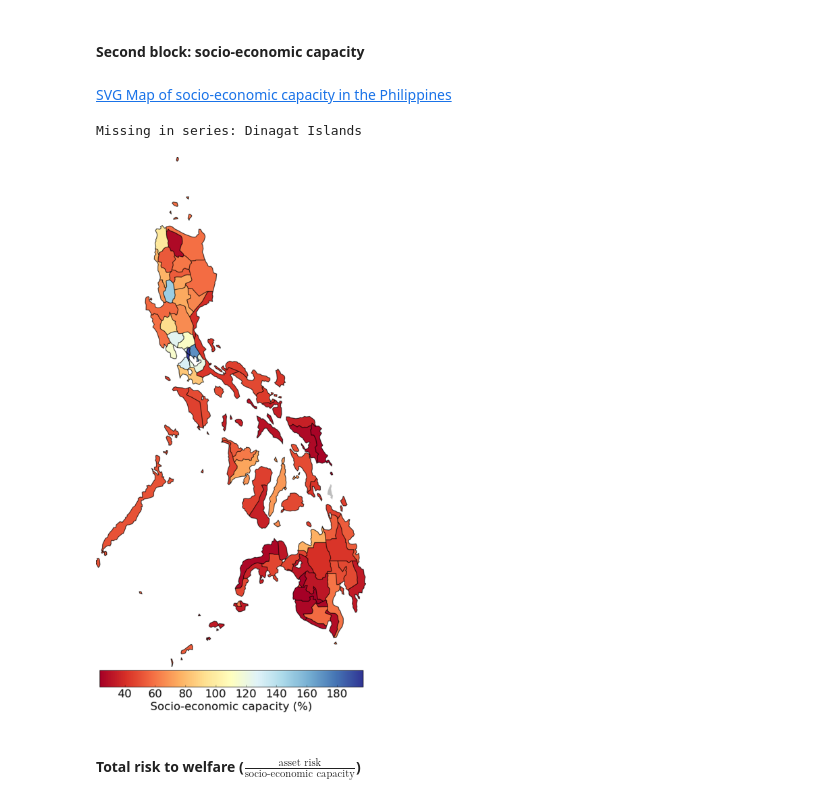
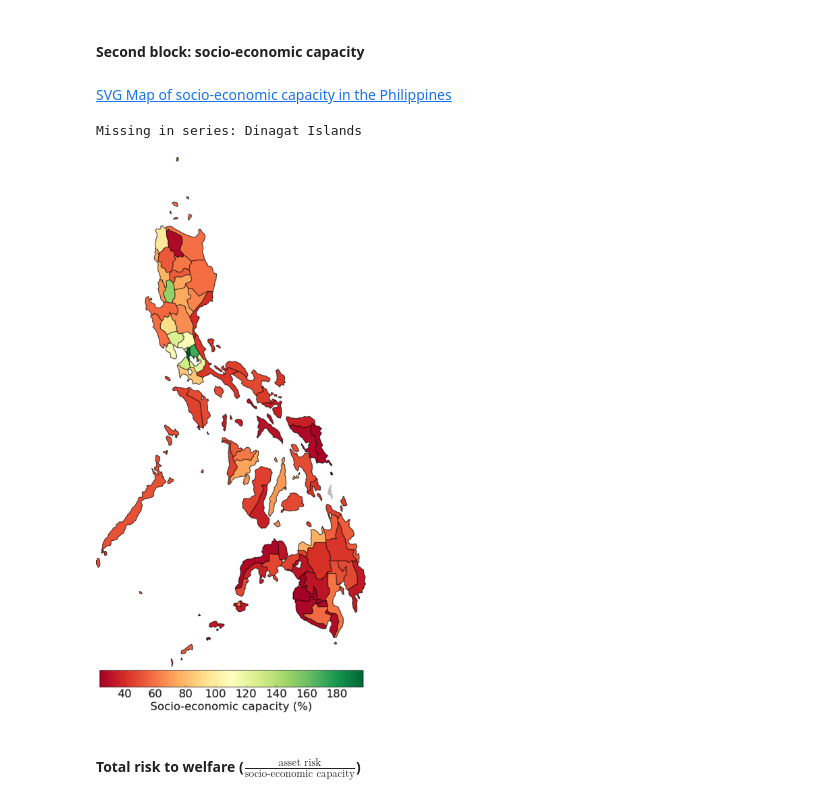
Before and after one commit to adrivsh/resilience_indicator_phl, a Jupyter notebook: draw_maps.ipynb, the cells around one changed output. Drawn from its saved outputs; the diff is of its cells as text; code cells hidden in the pictures.

```diff
--- a/draw_maps.ipynb
+++ b/draw_maps.ipynb
@@ -67,15 +67,15 @@ Missing in series: Dinagat Islands
 # %%
 make_map_from_svg(
         df_with_results.resilience,
         svg_file_path,
         outname="se_capacity",
-        color_maper=plt.cm.get_cmap("RdYlBu"),
+        color_maper=plt.cm.get_cmap("RdYlGn"),
         label="Socio-economic capacity (%)",
         new_title="Map of socio-economic capacity in the Philippines")
 # %% [output]
 SVG Map of socio-economic capacity in the Philippines
 Missing in series: Dinagat Islands
-[figure, old version]
+[figure, new version]
 # %% [markdown]
 #### Total risk to welfare ($\frac {\text{asset risk}} {\text{socio-economic capacity}}$)
 # %%
```
Also changed, not shown: parts of 2 cells of this notebook, 7 other files.
